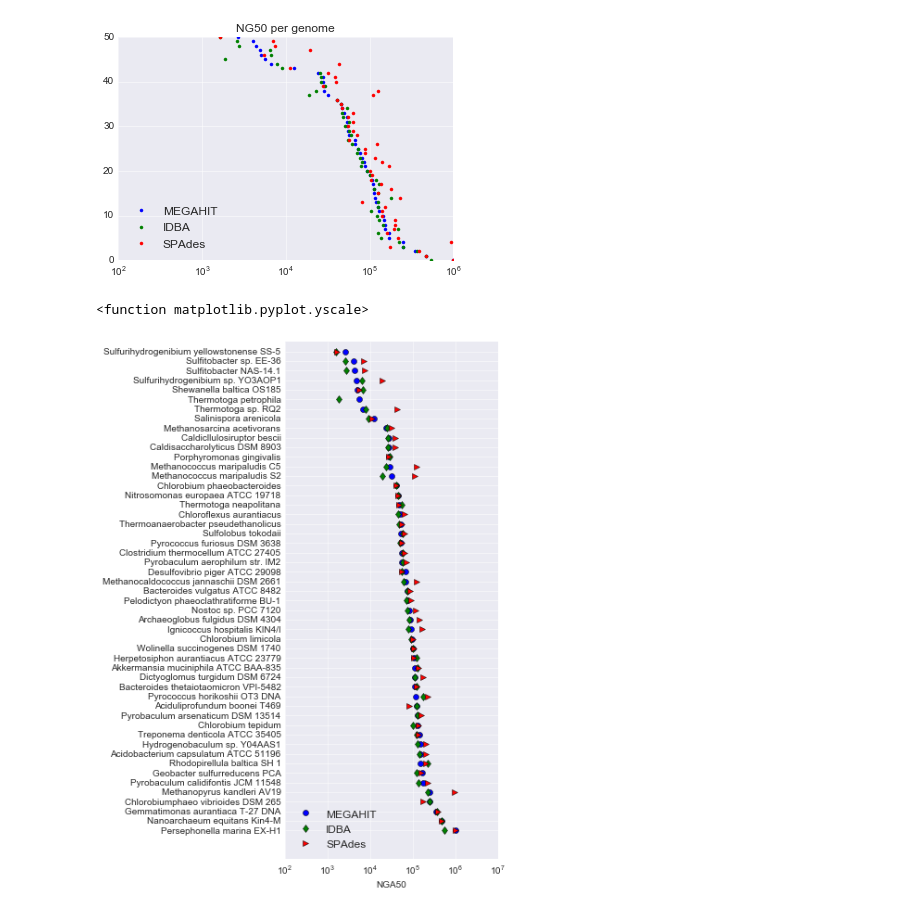
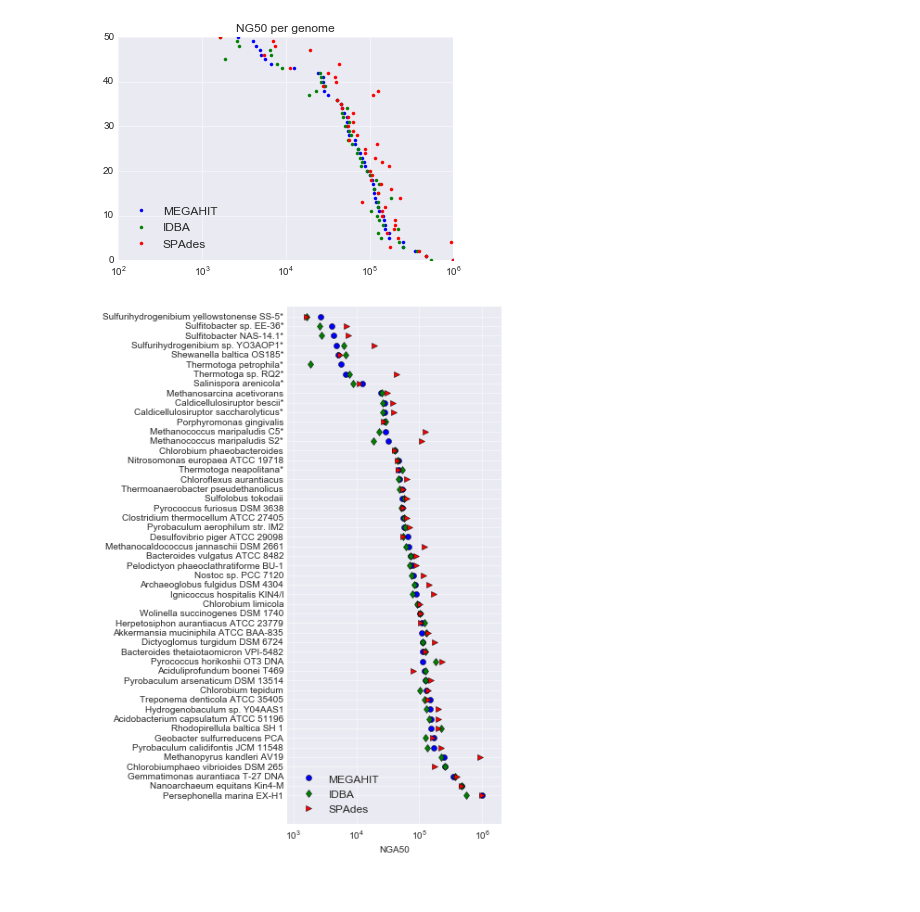
Before and after one commit to dib-lab/2016-metagenome-assembly-eval, a Jupyter notebook: pipeline/ng50.ipynb, the cells around one changed output. Drawn from its saved outputs; the diff is of its cells as text; code cells hidden in the pictures.

```diff
--- a/pipeline/ng50.ipynb
+++ b/pipeline/ng50.ipynb
@@ -150,31 +153,31 @@ pylab.title('NG50 per genome')
 pylab.savefig('ng50.pdf')
 # %% [output]
 [figure]
-# %%
-pylab.yscale
-# %% [output]
-<function matplotlib.pyplot.yscale>
+# %%
+for i in range(len(labels)):
+    if nicenames.is_strain(labels[i]):
+        labels[i] += '*'
 # %%
 import matplotlib.pyplot as pyplot
 
 fig = pyplot.figure(figsize=(8, 10))
 subp = fig.add_subplot(111)
 subp.plot(mqc_x1, range(max_y), 'o', label='MEGAHIT')
 subp.plot(iqc_x1, range(max_y), 'd', label='IDBA')
 subp.plot(sqc_x1, range(max_y), '>', label='SPAdes')
 
 pyplot.setp(subp, yticks=range(max_y))
 
 ytickNames = pyplot.setp(subp, yticklabels=labels)
 pyplot.setp(ytickNames, fontsize=10)
 
 pyplot.xscale('log')
-pyplot.axis(ymin=-3, xmin=1e2, xmax=1e7, ymax=max_y)
+pyplot.axis(ymin=-3, xmin=8e2, xmax=2e6, ymax=max_y)
 pyplot.xlabel('NGA50')
 pylab.legend(loc='lower left')
 pyplot.subplots_adjust(left=0.5)
 
 pylab.savefig('nga50.pdf')
 pylab.savefig('nga50.png')
 # %% [output]
-[figure, old version]
+[figure, new version]
```
Also changed, not shown: parts of 1 cell of this notebook, 2 other files.
